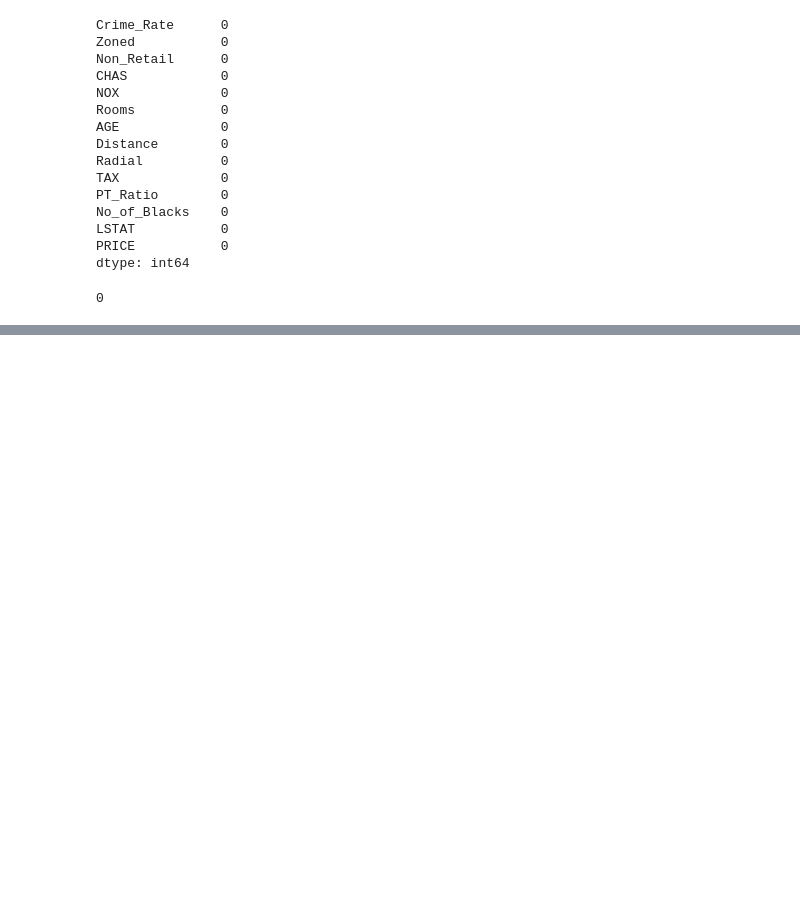
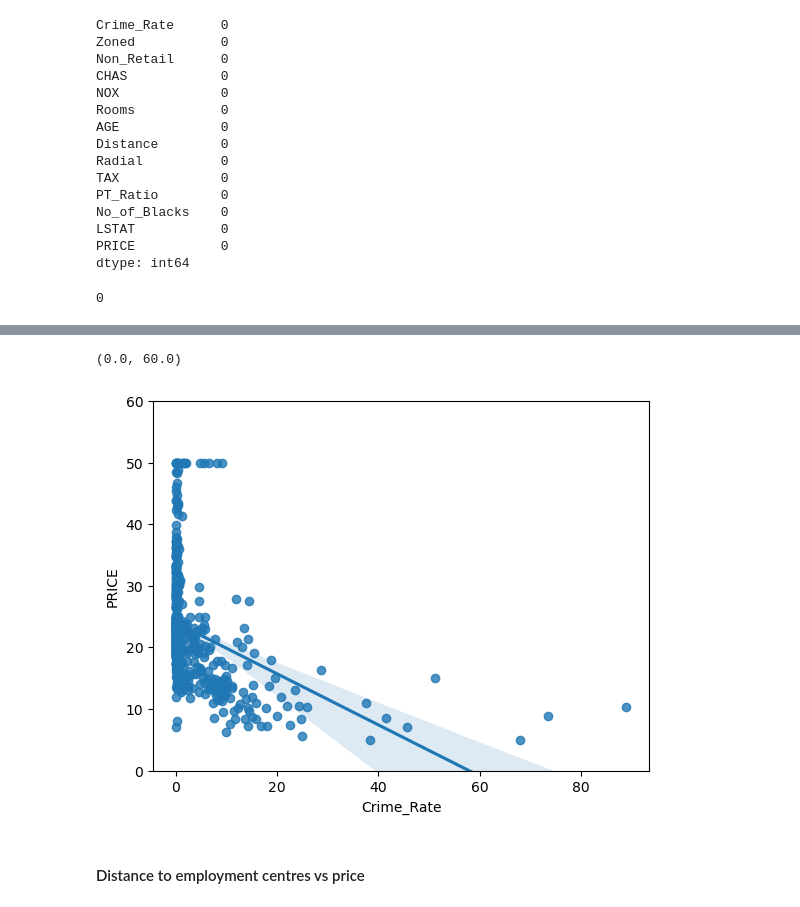
Before and after one commit to Chepngeno-langat/DS-projects, a Jupyter notebook: Multivariable Regression/Multivariable Regression Model.ipynb, the cells around one changed output, grey strips where cells are left out. Cells and saved outputs as stored; diff of their text form; code cells hidden in the pictures; blank space fills up the shorter version.

Commit message:
data visualization

```diff
--- a/Multivariable Regression/Multivariable Regression Model.ipynb
+++ b/Multivariable Regression/Multivariable Regression Model.ipynb
@@ -96,0 +113,8 @@ len(duplicated)
+# %%
+line_plot = sns.regplot(x=df_data.Crime_Rate, y=df_data.PRICE)
+line_plot.set_ylim(0, 60)
+# %% [output]
+(0.0, 60.0)
+[figure, added]
+# %% [markdown]
+#### Distance to employment centres vs price
```
Also changed, not shown: parts of 12 cells of this notebook.
